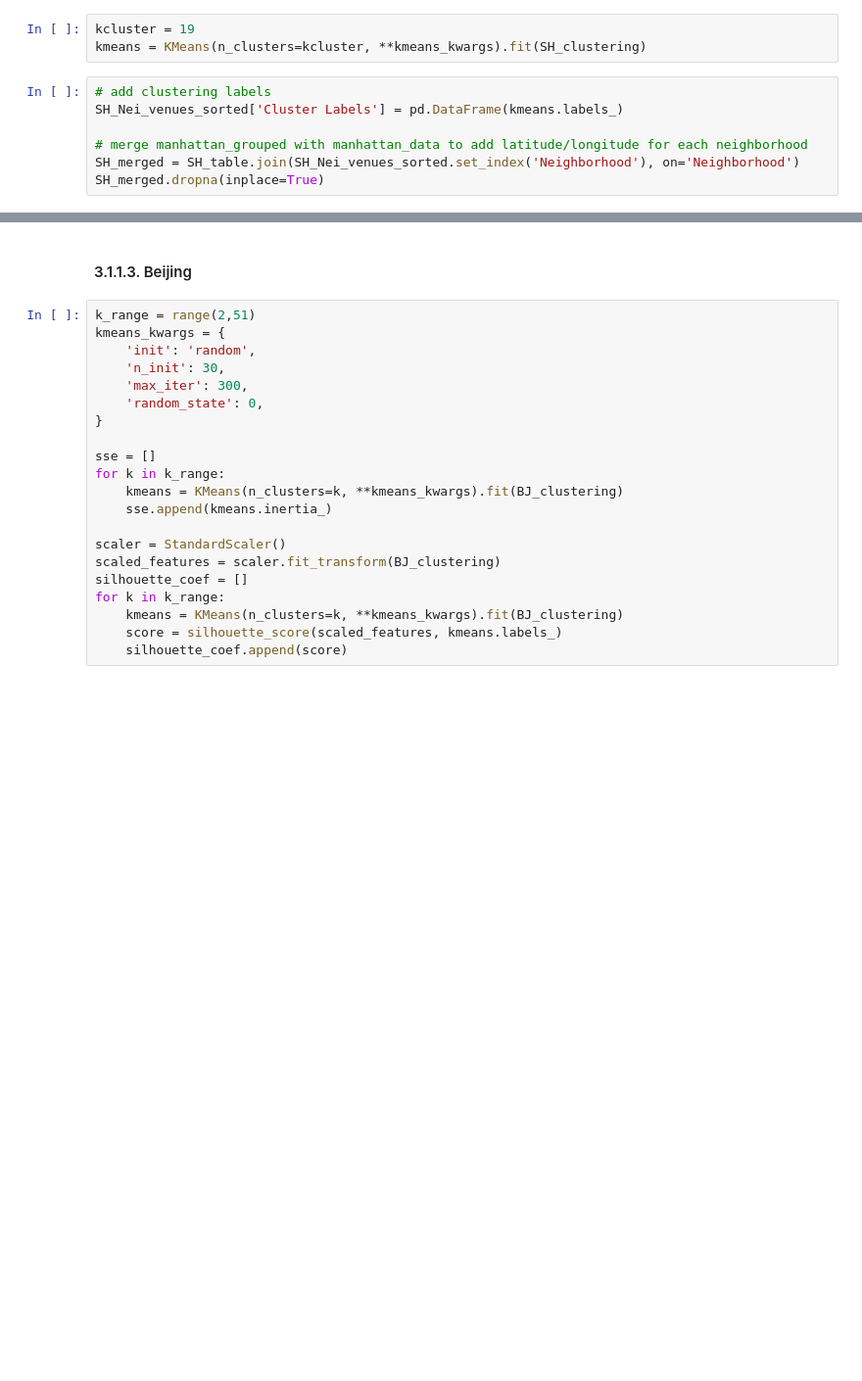
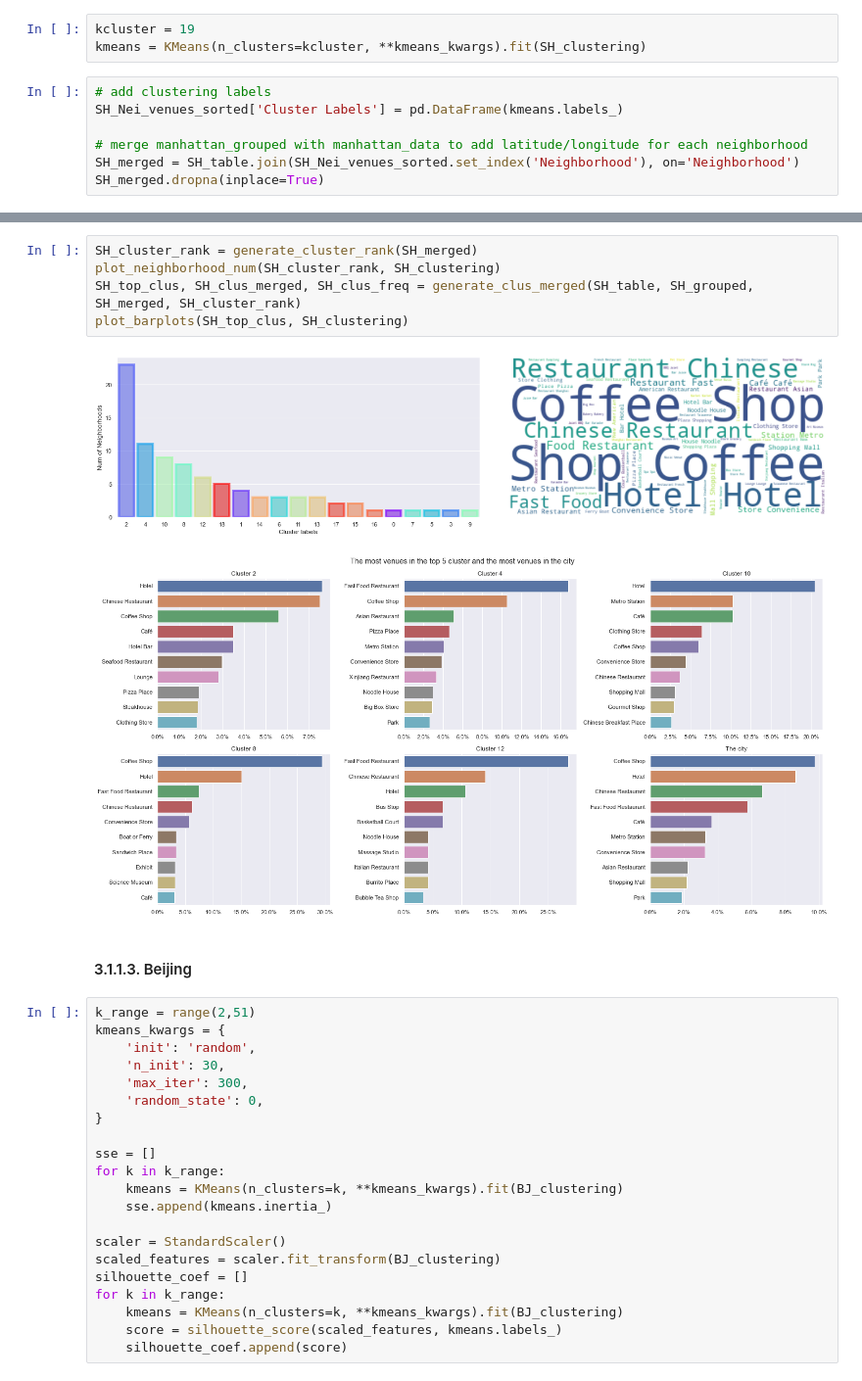
Before and after one commit to syzsyzsyzyzs/IBM_proj, a Jupyter notebook: Culture vs Function.ipynb, the cells around one changed output, grey strips where cells are left out. Shown at 98% size. Cells and saved outputs as stored; diff of their text form; blank space fills up the shorter version.

```diff
--- a/Culture vs Function.ipynb
+++ b/Culture vs Function.ipynb
@@ -964,3 +957,11 @@ map_clusters
+# %%
+SH_cluster_rank = generate_cluster_rank(SH_merged)
+plot_neighborhood_num(SH_cluster_rank, SH_clustering)
+SH_top_clus, SH_clus_merged, SH_clus_freq = generate_clus_merged(SH_table, SH_grouped, SH_merged, SH_cluster_rank)
+plot_barplots(SH_top_clus, SH_clustering)
+# %% [output]
+[figure, added]
+[figure, added]
 # %% [markdown]
 #### 3.1.1.3. Beijing
 # %%
```
Also changed, not shown: parts of 46 cells of this notebook, 8 other files.
